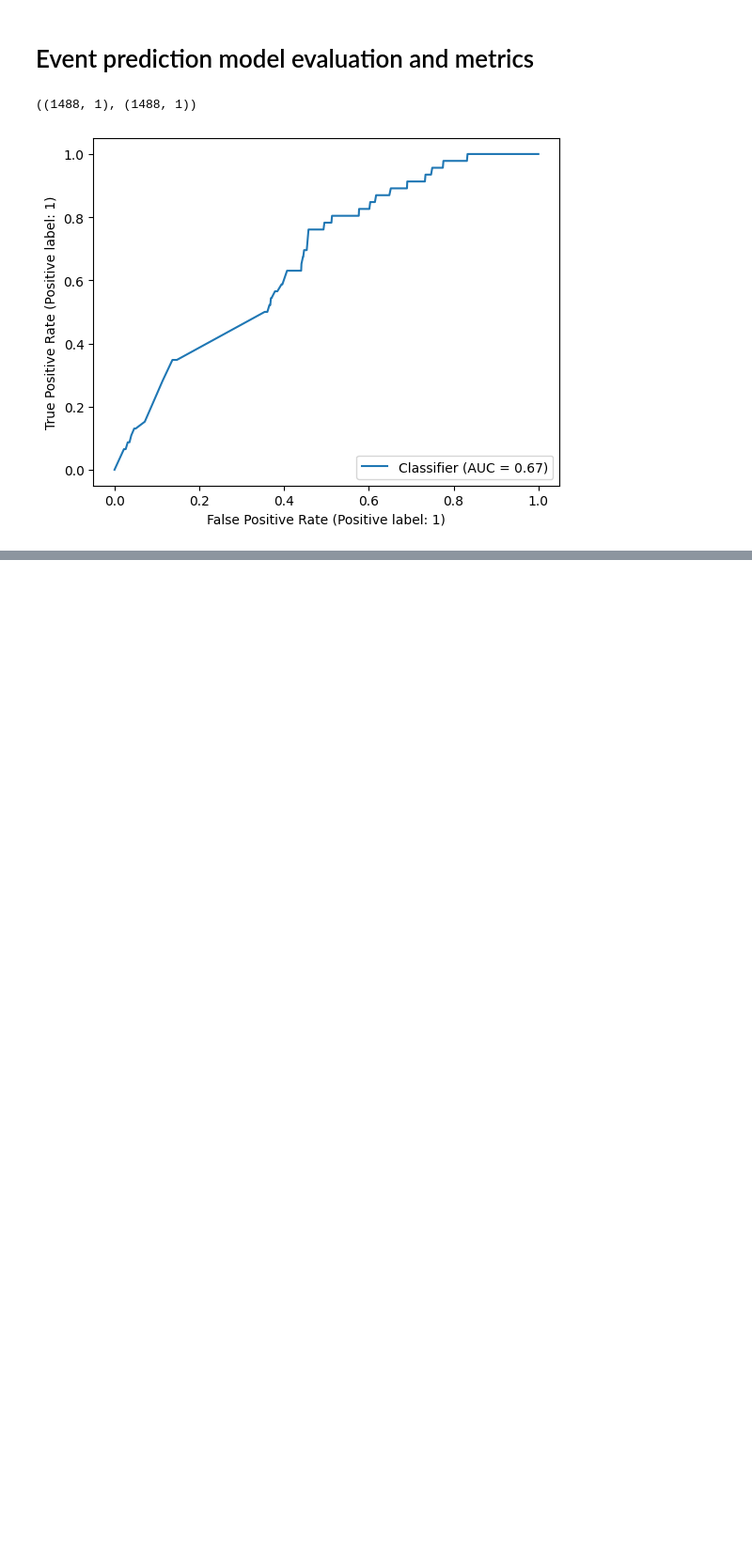
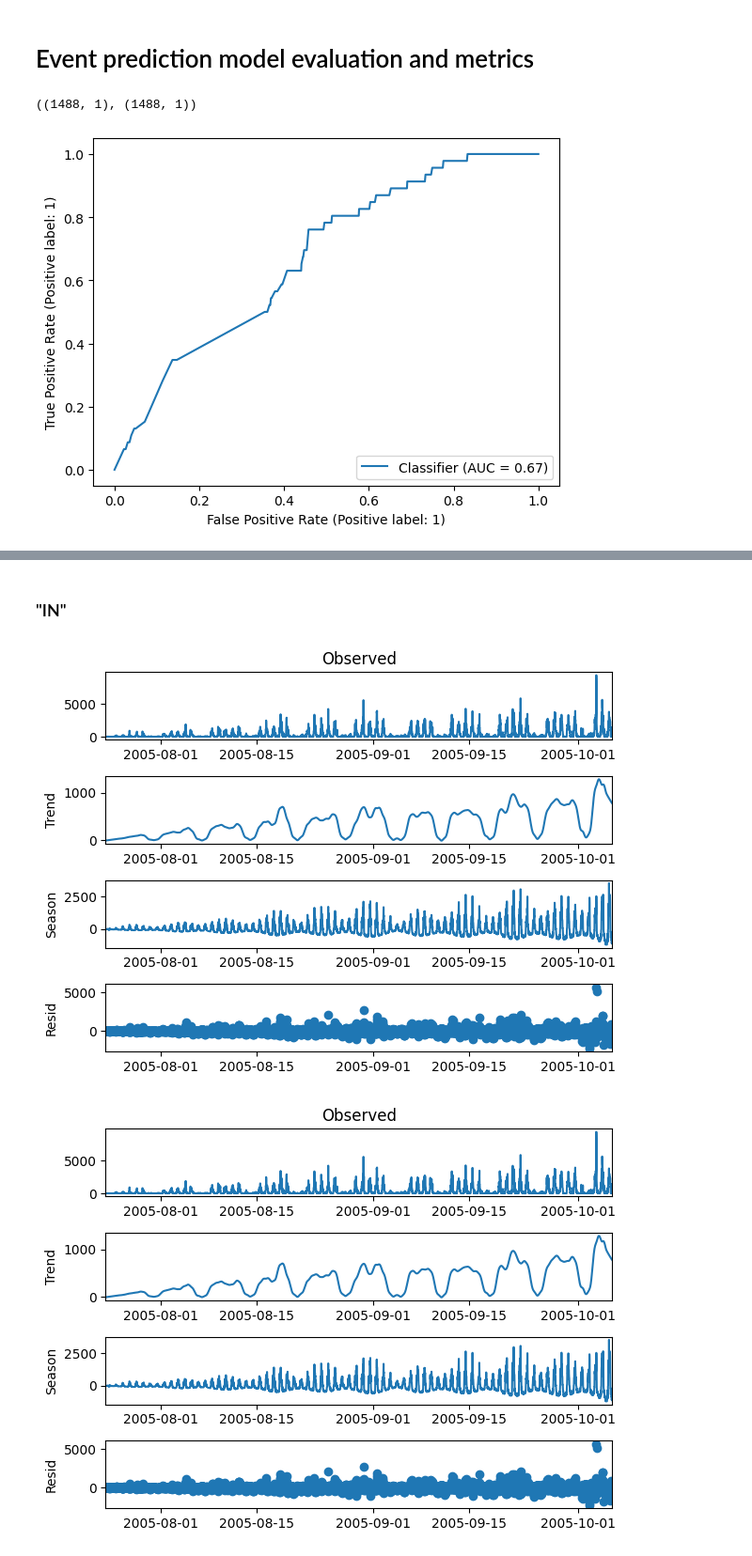
Before and after one commit to daniildiveev/ml-course-shad, a Jupyter notebook: 7th_homework/timeseries-homework.ipynb, the cells around one changed output, grey strips where cells are left out. Shown at 94% size. Saved outputs shown, nothing was run; the diff lists cells and outputs as text; code cells hidden in the pictures; blank space fills up the shorter version.

```diff
--- a/7th_homework/timeseries-homework.ipynb
+++ b/7th_homework/timeseries-homework.ipynb
@@ -222,0 +208,3 @@ test_dataset
+# %%
+counters_train = pd.read_csv("../data/counters_train.csv")
+events = pd.read_csv("../data/events_train.csv")
@@ -222,0 +227,12 @@ test_dataset
+# %%
+counters_in = counters_train[counters_train.direction == 'in'][['dt', 'cnt']]
+counters_out = counters_train[counters_train.direction == 'out'][['dt', 'cnt']]
+
+counters_in['dt'] = counters_in.dt.apply(pd.to_datetime)
+counters_out['dt'] = counters_out.dt.apply(pd.to_datetime)
+
+counters_in = counters_in.set_index('dt')
+counters_out = counters_out.set_index('dt')
+
+coutners_in  = counters_in.asfreq("30min")
+coutners_out  = counters_out.asfreq("30min")
@@ -222,0 +249,8 @@ test_dataset
+# %% [markdown]
+### "IN"
+# %%
+stl_cin = STL(counters_in, period=24*2).fit()
+stl_cin.plot()
+# %% [output]
+[figure, added]
+[figure, added]
```
Also changed, not shown: parts of 40 cells of this notebook.
